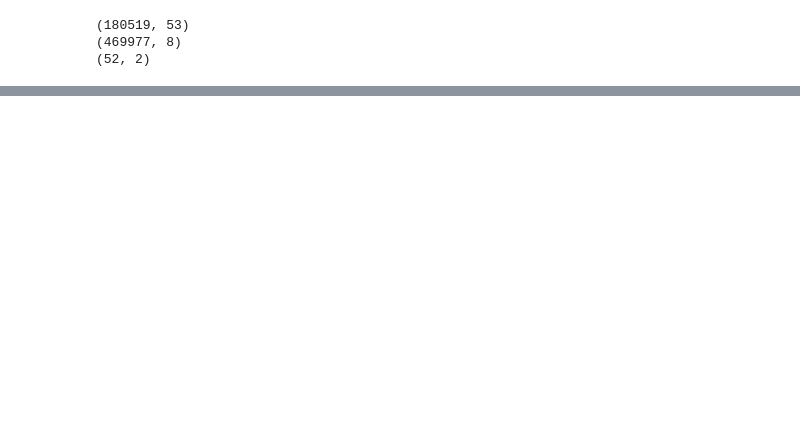
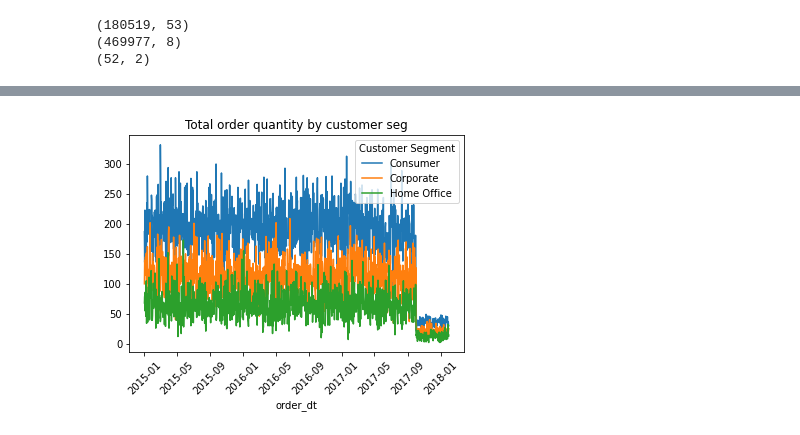
Before and after one commit to nsu1210/Kaggle, a Jupyter notebook: dataco-supply-chain-data-eda.ipynb, the cells around one changed output, grey strips where cells are left out. Drawn from its saved outputs; the diff is of its cells as text; code cells hidden in the pictures; blank space fills up the shorter version.

```diff
--- a/dataco-supply-chain-data-eda.ipynb
+++ b/dataco-supply-chain-data-eda.ipynb
@@ -28,0 +121,7 @@ data.head()
+# %%
+data.groupby(['order_dt','Customer Segment'])['Order Item Quantity'].sum().unstack().plot()
+plt.xticks(rotation = 45)
+plt.title('Total order quantity by customer seg')
+plt.show()
+# %% [output]
+[figure, added]
```
Also changed, not shown: parts of 14 cells of this notebook.
